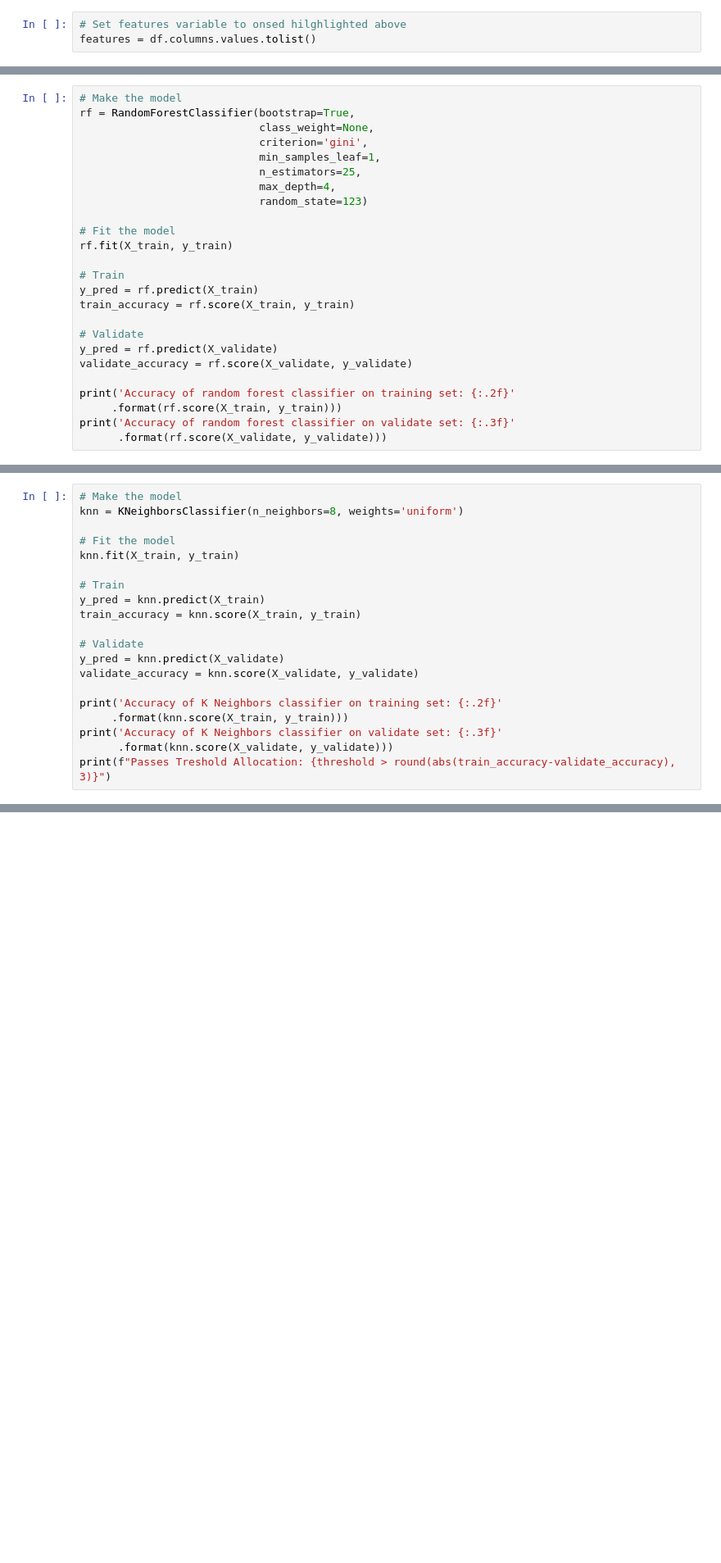
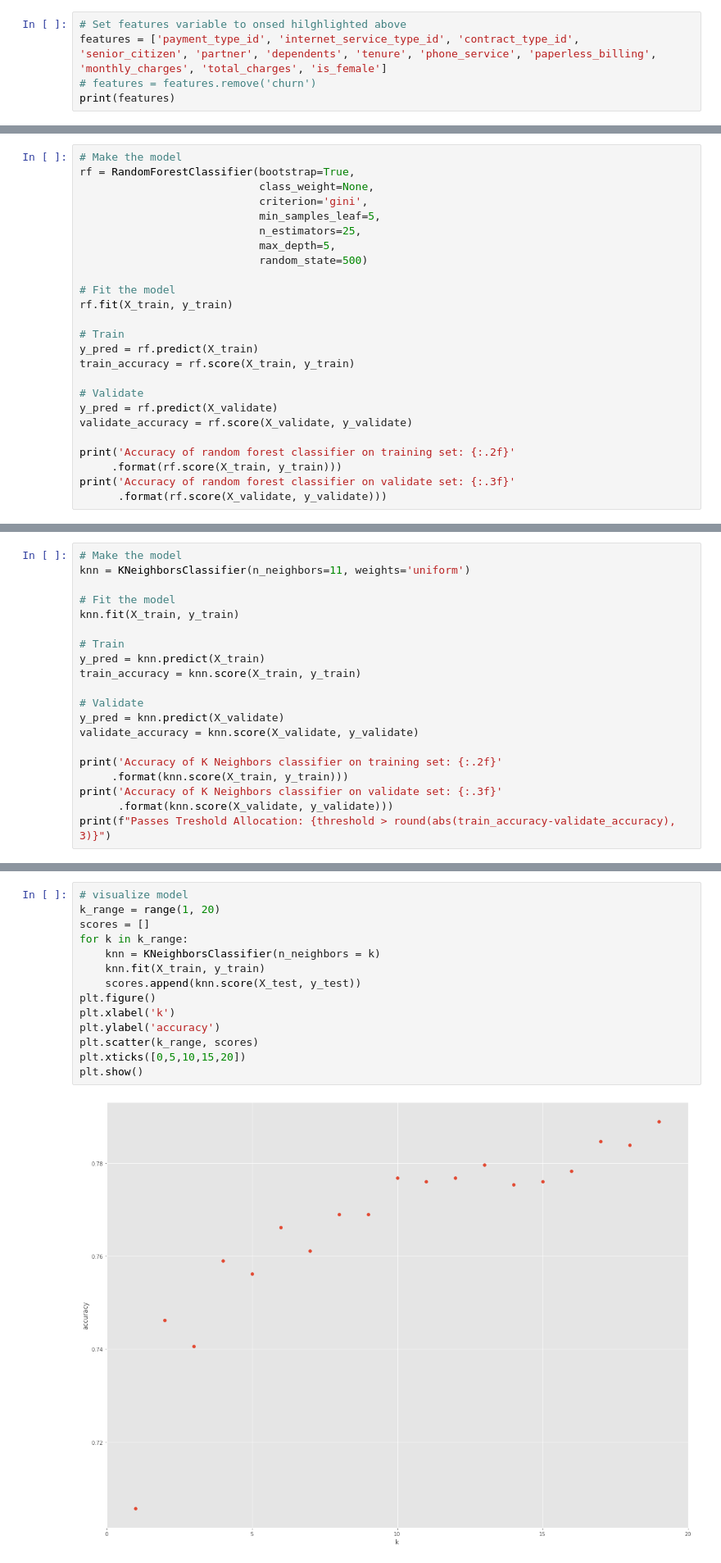
Before and after one commit to VelasquezAlejandro044/telco_classification_project, a Jupyter notebook: delme_2.ipynb, the cells around one changed output, grey strips where cells are left out. Shown at 82% size. Cells and saved outputs as stored; diff of their text form; blank space fills up the shorter version.

```diff
--- a/delme_2.ipynb
+++ b/delme_2.ipynb
@@ -487,4 +421,6 @@ modeling
 3937 rows × 37 columns
 # %%
 # Set features variable to onsed hilghlighted above
-features = df.columns.values.tolist()
+features = ['payment_type_id', 'internet_service_type_id', 'contract_type_id', 'senior_citizen', 'partner', 'dependents', 'tenure', 'phone_service', 'paperless_billing', 'monthly_charges', 'total_charges', 'is_female']
+# features = features.remove('churn')
+print(features)
@@ -565,10 +504,10 @@ ValueError: could not convert string to float: 'No'
 rf = RandomForestClassifier(bootstrap=True,
                             class_weight=None,
                             criterion='gini',
-                            min_samples_leaf=1,
+                            min_samples_leaf=5,
                             n_estimators=25,
-                            max_depth=4,
-                            random_state=123)
+                            max_depth=5,
+                            random_state=500)
 
 # Fit the model
 rf.fit(X_train, y_train)
@@ -591,7 +547,7 @@ print('Accuracy of random forest classifier on validate set: {:.3f}'
 ## K Neighbors
 # %%
 # Make the model
-knn = KNeighborsClassifier(n_neighbors=8, weights='uniform')
+knn = KNeighborsClassifier(n_neighbors=11, weights='uniform')
 
 # Fit the model
 knn.fit(X_train, y_train)
@@ -611,0 +590,16 @@ print(f"Passes Treshold Allocation: {threshold > round(abs(train_accuracy-valida
+# %%
+# visualize model
+k_range = range(1, 20)
+scores = []
+for k in k_range:
+    knn = KNeighborsClassifier(n_neighbors = k)
+    knn.fit(X_train, y_train)
+    scores.append(knn.score(X_test, y_test))
+plt.figure()
+plt.xlabel('k')
+plt.ylabel('accuracy')
+plt.scatter(k_range, scores)
+plt.xticks([0,5,10,15,20])
+plt.show()
+# %% [output]
+[figure, added]
```
Also changed, not shown: parts of 26 cells of this notebook, 3 other files.
